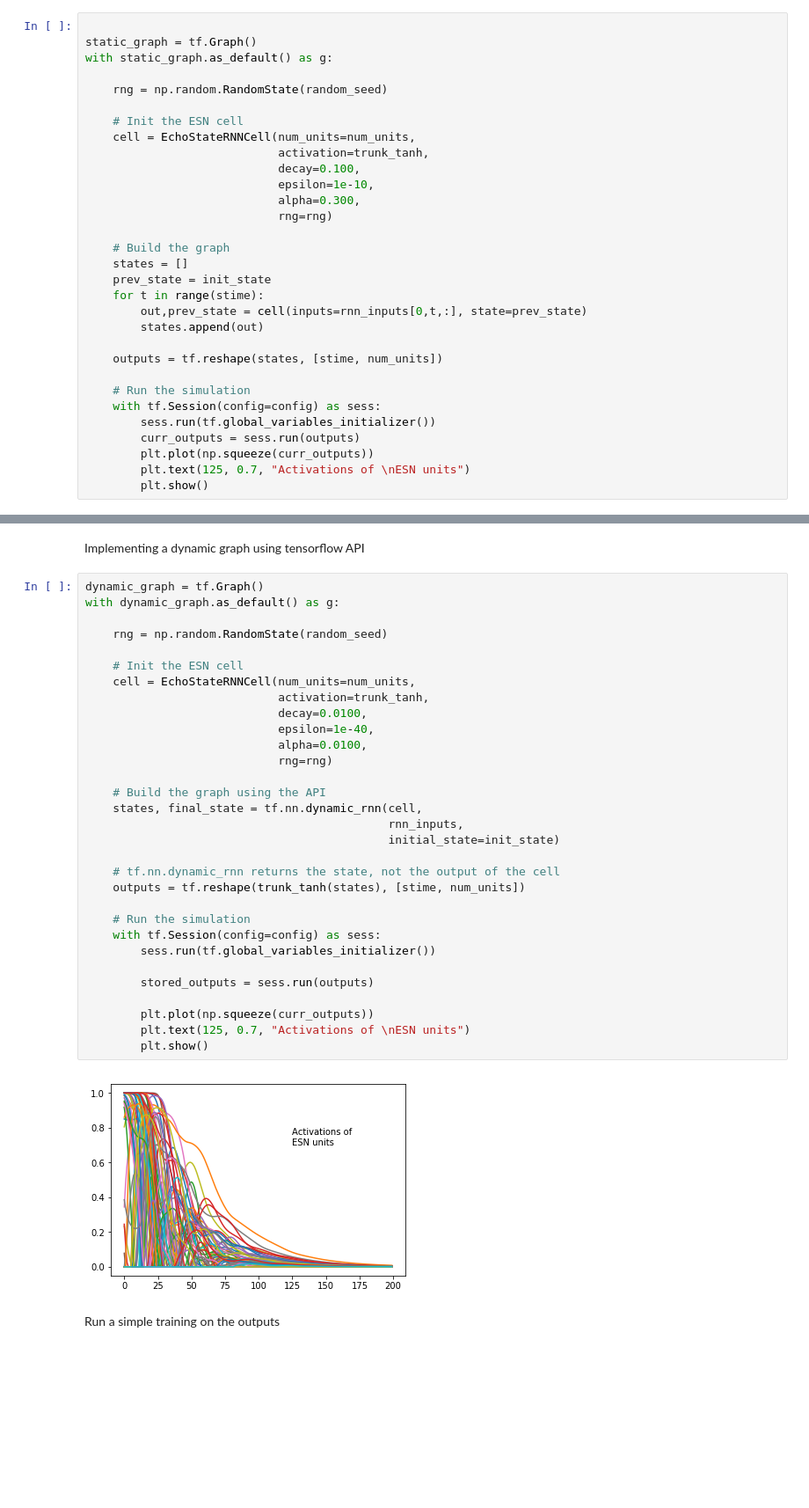
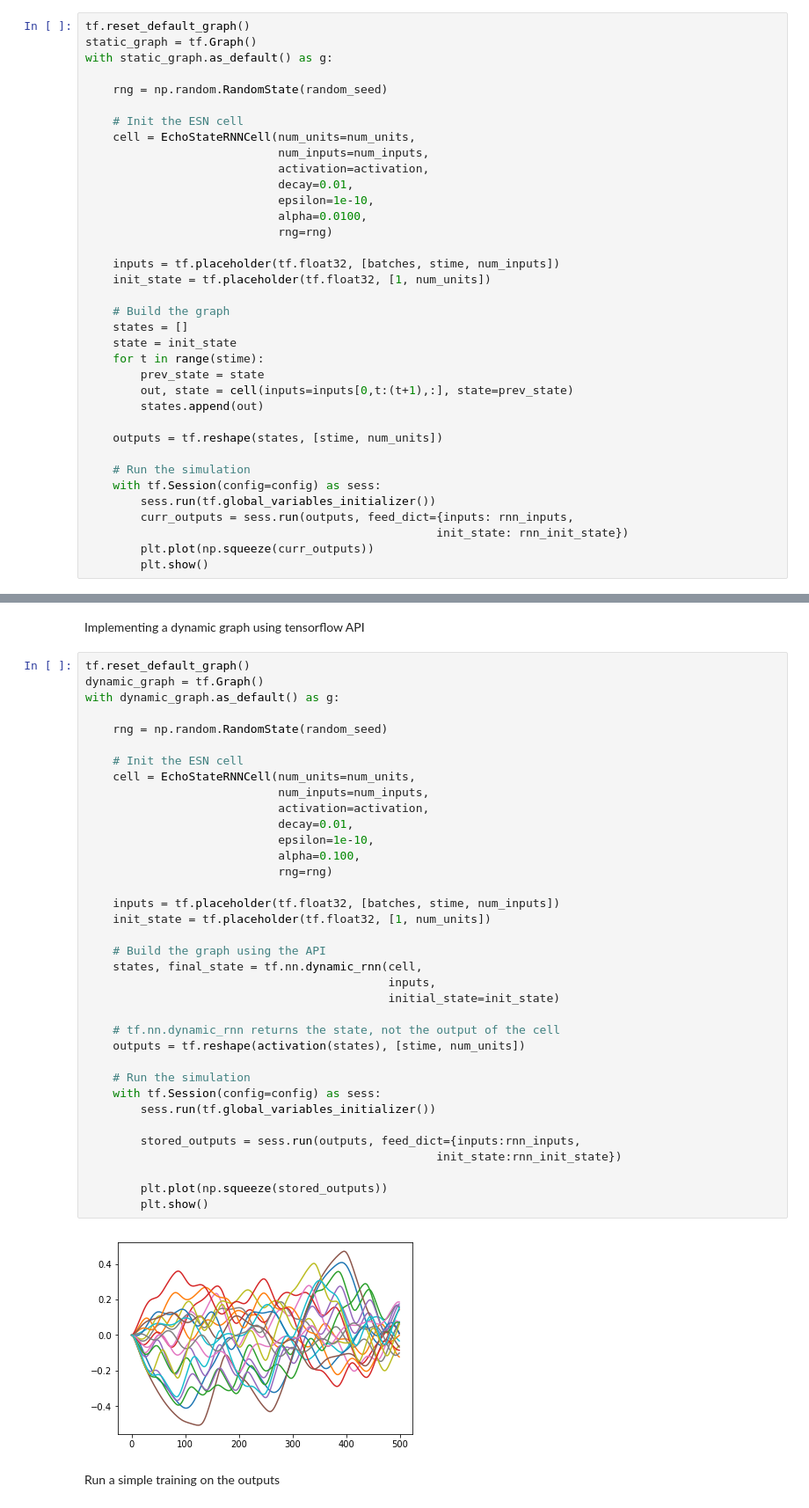
Before and after one commit to francesco-mannella/Echo-State-Networks, a Jupyter notebook: ESN-usage.ipynb, the cells around one changed output, grey strips where cells are left out. Shown at 88% size. Cells and saved outputs as stored; diff of their text form; blank space fills up the shorter version.

```diff
--- a/ESN-usage.ipynb
+++ b/ESN-usage.ipynb
@@ -29,7 +35,7 @@ trunk_tanh = lambda x: math_ops.maximum(0.0, math_ops.tanh(x))
 # %% [markdown]
 Implementing a static graph without tensorflow API:
 # %%
-
+tf.reset_default_graph()
 static_graph = tf.Graph()
 with static_graph.as_default() as g:
 
@@ -37,17 +43,22 @@ with static_graph.as_default() as g:
 
     # Init the ESN cell
     cell = EchoStateRNNCell(num_units=num_units,
-                            activation=trunk_tanh,
-                            decay=0.100,
+                            num_inputs=num_inputs,
+                            activation=activation,
+                            decay=0.01,
                             epsilon=1e-10,
-                            alpha=0.300,
+                            alpha=0.0100,
                             rng=rng)
+
+    inputs = tf.placeholder(tf.float32, [batches, stime, num_inputs])
+    init_state = tf.placeholder(tf.float32, [1, num_units])
 
     # Build the graph
     states = []
-    prev_state = init_state
+    state = init_state
     for t in range(stime):
-        out,prev_state = cell(inputs=rnn_inputs[0,t,:], state=prev_state)
+        prev_state = state
+        out, state = cell(inputs=inputs[0,t:(t+1),:], state=prev_state)
         states.append(out)
 
     outputs = tf.reshape(states, [stime, num_units])
@@ -55,8 +66,8 @@ with static_graph.as_default() as g:
     # Run the simulation
     with tf.Session(config=config) as sess:
         sess.run(tf.global_variables_initializer())
-        curr_outputs = sess.run(outputs)
+        curr_outputs = sess.run(outputs, feed_dict={inputs: rnn_inputs,
+                                                   init_state: rnn_init_state})
         plt.plot(np.squeeze(curr_outputs))
-        plt.text(125, 0.7, "Activations of \nESN units")
         plt.show()
 # %% [output]
@@ -64,37 +75,42 @@ with static_graph.as_default() as g:
 # %% [markdown]
 Implementing a dynamic graph using tensorflow API
 # %%
+tf.reset_default_graph()
 dynamic_graph = tf.Graph()
 with dynamic_graph.as_default() as g:
 
     rng = np.random.RandomState(random_seed)
 
     # Init the ESN cell
     cell = EchoStateRNNCell(num_units=num_units,
-                            activation=trunk_tanh,
-                            decay=0.0100,
-                            epsilon=1e-40,
-                            alpha=0.0100,
+                            num_inputs=num_inputs,
+                            activation=activation,
+                            decay=0.01,
+                            epsilon=1e-10,
+                            alpha=0.100,
                             rng=rng)
+
+    inputs = tf.placeholder(tf.float32, [batches, stime, num_inputs])
+    init_state = tf.placeholder(tf.float32, [1, num_units])
 
     # Build the graph using the API
     states, final_state = tf.nn.dynamic_rnn(cell,
-                                            rnn_inputs,
+                                            inputs,
                                             initial_state=init_state)
 
     # tf.nn.dynamic_rnn returns the state, not the output of the cell
-    outputs = tf.reshape(trunk_tanh(states), [stime, num_units])
+    outputs = tf.reshape(activation(states), [stime, num_units])
 
     # Run the simulation
     with tf.Session(config=config) as sess:
         sess.run(tf.global_variables_initializer())
 
-        stored_outputs = sess.run(outputs)
+        stored_outputs = sess.run(outputs, feed_dict={inputs:rnn_inputs,
+                                                   init_state:rnn_init_state})
 
-        plt.plot(np.squeeze(curr_outputs))
-        plt.text(125, 0.7, "Activations of \nESN units")
+        plt.plot(np.squeeze(stored_outputs))
         plt.show()
 # %% [output]
-[figure, old version]
+[figure, new version]
 # %% [markdown]
 Run  a simple training on the outputs
```
Also changed, not shown: parts of 3 cells of this notebook, 2 other files.
